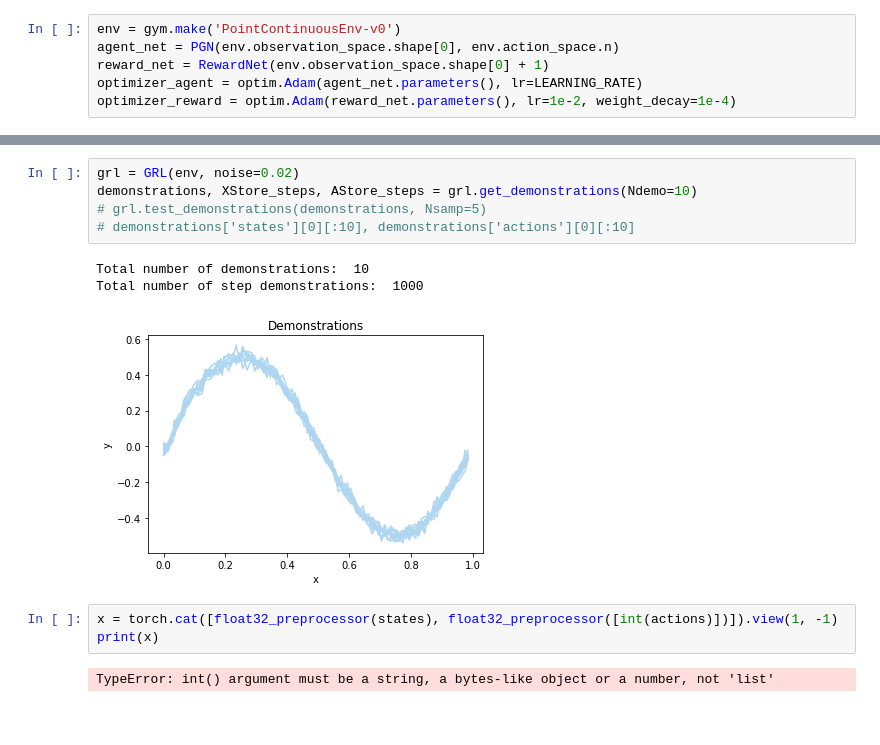
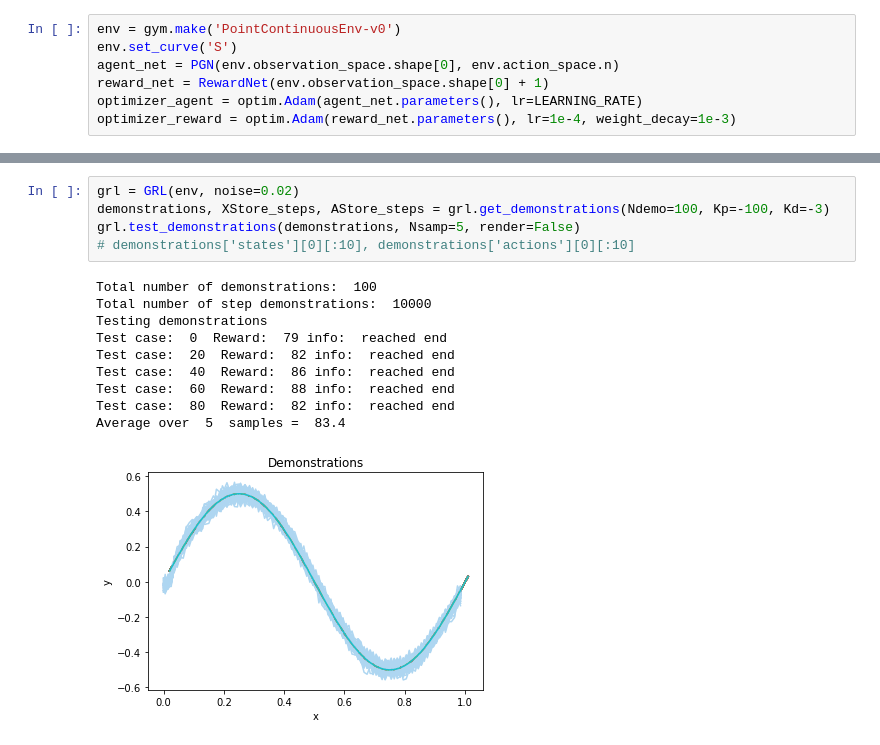
Before and after one commit to sapan-ostic/IRL, a Jupyter notebook: PointSpace2D.ipynb, the cells around one changed output, grey strips where cells are left out. Drawn from its saved outputs; the diff is of its cells as text; blank space fills up the shorter version.

```diff
--- a/PointSpace2D.ipynb
+++ b/PointSpace2D.ipynb
@@ -31,7 +28,8 @@ torch.manual_seed(seed)
 <torch._C.Generator at 0x...>
 # %%
 env = gym.make('PointContinuousEnv-v0')
+env.set_curve('S')
 agent_net = PGN(env.observation_space.shape[0], env.action_space.n)
 reward_net = RewardNet(env.observation_space.shape[0] + 1)
 optimizer_agent = optim.Adam(agent_net.parameters(), lr=LEARNING_RATE)
-optimizer_reward = optim.Adam(reward_net.parameters(), lr=1e-2, weight_decay=1e-4)
+optimizer_reward = optim.Adam(reward_net.parameters(), lr=1e-4, weight_decay=1e-3)
@@ -38,17 +52,19 @@ optimizer_reward = optim.Adam(reward_net.parameters(), lr=1e-2, weight_decay=1e-
 # %%
 grl = GRL(env, noise=0.02)
-demonstrations, XStore_steps, AStore_steps = grl.get_demonstrations(Ndemo=10)
-# grl.test_demonstrations(demonstrations, Nsamp=5)
+demonstrations, XStore_steps, AStore_steps = grl.get_demonstrations(Ndemo=100, Kp=-100, Kd=-3)
+grl.test_demonstrations(demonstrations, Nsamp=5, render=False)
 # demonstrations['states'][0][:10], demonstrations['actions'][0][:10]
 # %% [output]
-Total number of demonstrations:  10
-Total number of step demonstrations:  1000
+Total number of demonstrations:  100
+Total number of step demonstrations:  10000
+Testing demonstrations
+Test case:  0  Reward:  79 info:  reached end
+Test case:  20  Reward:  82 info:  reached end
+Test case:  40  Reward:  86 info:  reached end
+Test case:  60  Reward:  88 info:  reached end
+Test case:  80  Reward:  82 info:  reached end
+Average over  5  samples =  83.4
-[figure, old version]
+[figure, new version]
-# %%
-x = torch.cat([float32_preprocessor(states), float32_preprocessor([int(actions)])]).view(1, -1)
-print(x)
-# %% [output]
-TypeError: int() argument must be a string, a bytes-like object or a number, not 'list'
 # %%
 total_rewards = []
 step_idx = 0
```
Also changed, not shown: parts of 8 cells of this notebook, 7 other files.
